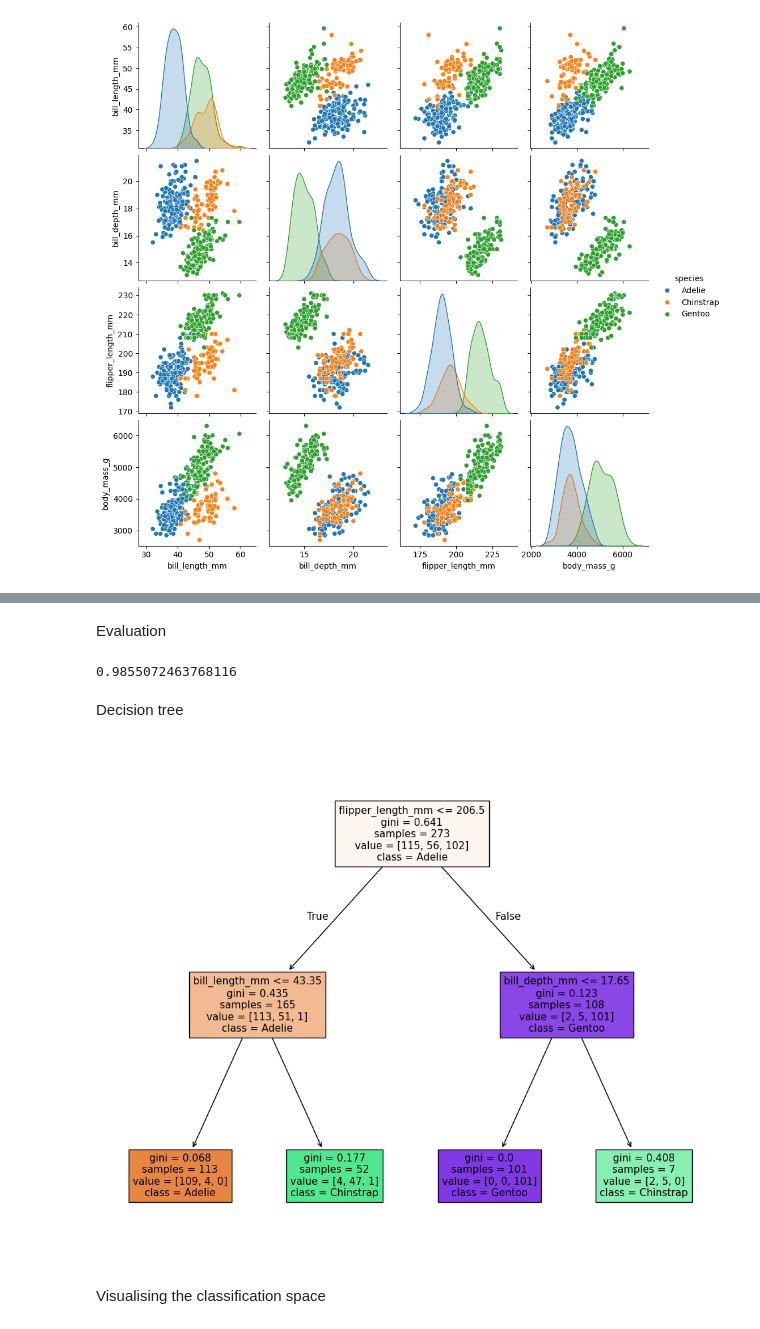
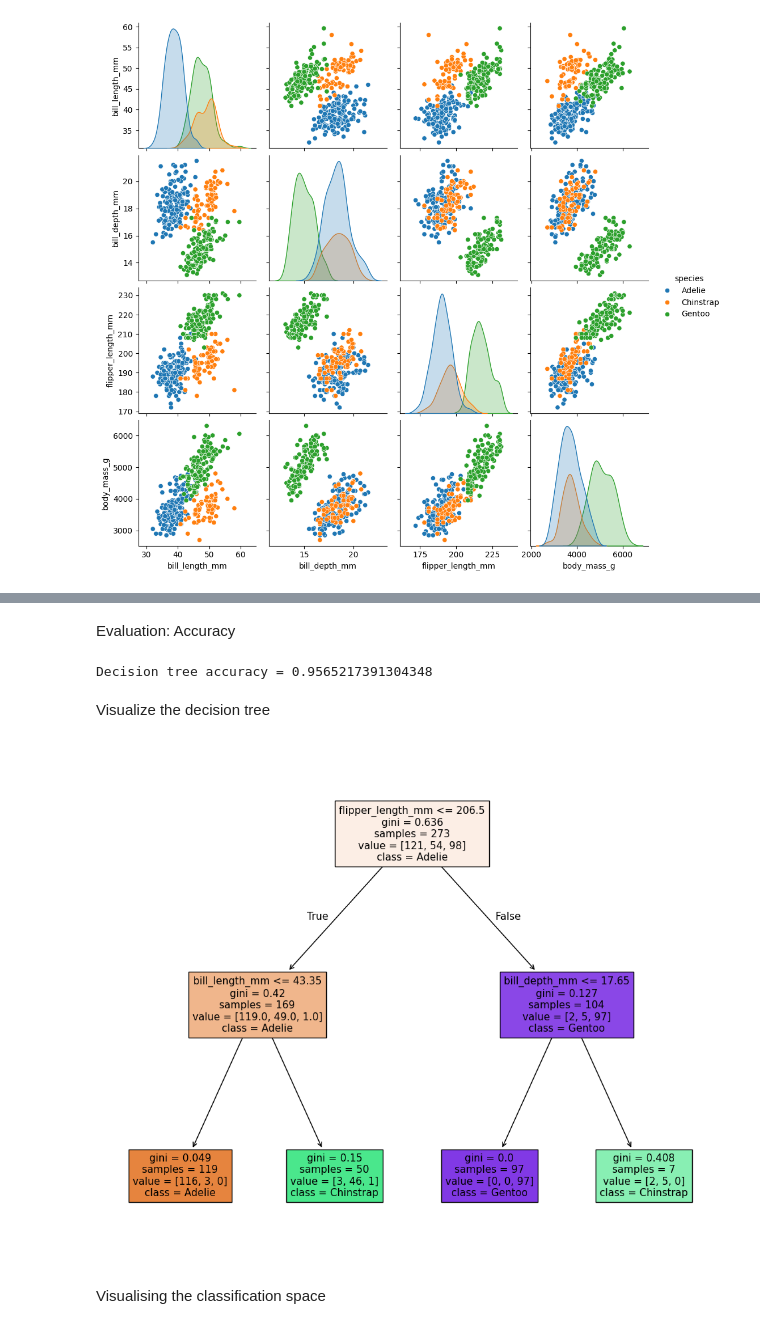
Before and after one commit to KristenScotti/Workshops, a Jupyter notebook: Introduction_to_Machine_Learning_with_Python_SupervisedMethods.ipynb, the cells around one changed output, grey strips where cells are left out. Saved outputs shown, nothing was run; the diff lists cells and outputs as text; code cells hidden in the pictures.

```diff
--- a/Introduction_to_Machine_Learning_with_Python_SupervisedMethods.ipynb
+++ b/Introduction_to_Machine_Learning_with_Python_SupervisedMethods.ipynb
@@ -394,6 +396,13 @@ y = dataset['species']
 Training-testing split
 # %%
 from sklearn.model_selection import train_test_split
-X_train, X_test, y_train, y_test = train_test_split(X, y, test_size=0.2, random_state=0)
+
+X_train, X_test, y_train, y_test = train_test_split(
+    X,
+    y,
+    test_size=0.2,
+    random_state=0,
+    stratify=y
+)
 # %% [markdown]
 Visualize data
@@ -418,7 +437,11 @@ plt.show()
 </div>
 # %%
 from sklearn.tree import DecisionTreeClassifier, plot_tree
-clf = DecisionTreeClassifier(max_depth=2)
+
+clf = DecisionTreeClassifier(
+    max_depth=2,
+    random_state=0
+)
+
 clf.fit(X_train, y_train)
-clf.predict(X_test)
 # %% [output]
@@ -437,18 +466,27 @@ array(['Adelie', 'Gentoo', 'Adelie', 'Gentoo', 'Adelie', 'Gentoo',
 # %% [markdown]
-Evaluation
+Evaluation: Accuracy
 # %%
 clf_score = clf.score(X_test, y_test)
-print(clf_score)
+
+print("Decision tree accuracy =", clf_score)
 # %% [output]
-0.9855072463768116
+Decision tree accuracy = 0.9565217391304348
-# %% [markdown]
-Decision tree
+# %% [markdown]
+Visualize the decision tree
 # %%
 fig = plt.figure(figsize=(12, 10))
-plot_tree(clf, class_names=class_names, feature_names=feature_names, filled=True, ax=fig.gca())
+
+plot_tree(
+    clf,
+    class_names=clf.classes_,
+    feature_names=feature_names,
+    filled=True,
+    ax=fig.gca()
+)
+
 plt.show()
 # %% [output]
-[figure, old version]
+[figure, new version]
 # %% [markdown]
 Visualising the classification space
 # %%
```
Also changed, not shown: parts of 12 cells of this notebook.
